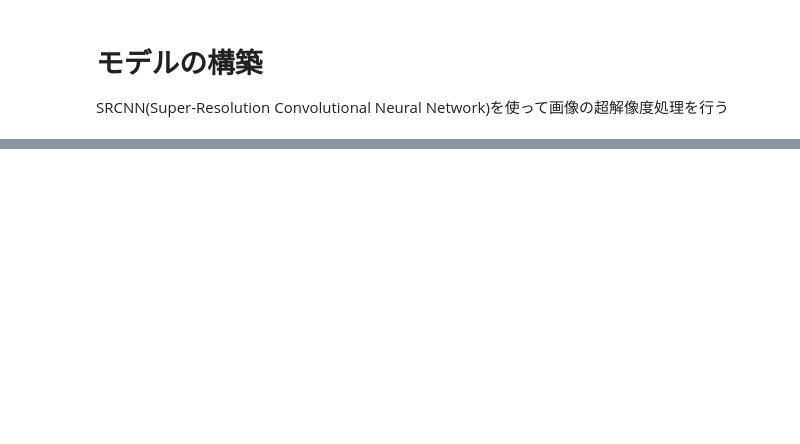
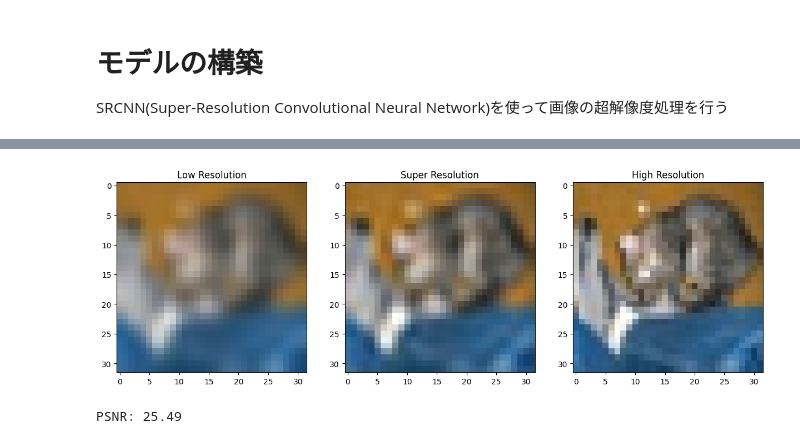
Before and after one commit to m10k1/ml-learn, a Jupyter notebook: ObjectDetection.ipynb, the cells around one changed output, grey strips where cells are left out. Cells and saved outputs as stored; diff of their text form; code cells hidden in the pictures; blank space fills up the shorter version.

```diff
--- a/ObjectDetection.ipynb
+++ b/ObjectDetection.ipynb
@@ -188,0 +201,26 @@ RuntimeError: The size of tensor a (16) must match the size of tensor b (32) at
+# %%
+import matplotlib.pyplot as plt
+
+# 画像を可視化
+def show_images(low_res, high_res, output):
+    fig, axs = plt.subplots(1, 3, figsize=(15, 5))
+    axs[0].imshow(low_res.permute(1, 2, 0).cpu().numpy())
+    axs[0].set_title("Low Resolution")
+    axs[1].imshow(output.permute(1, 2, 0).detach().cpu().numpy())
+    axs[1].set_title("Super Resolution")
+    axs[2].imshow(high_res.permute(1, 2, 0).cpu().numpy())
+    axs[2].set_title("High Resolution")
+    plt.show()
+
+# テスト
+model.eval()
+with torch.no_grad():
+    for images, _ in test_loader:
+        low_res, high_res = create_low_high_res_pairs(images, scale_factor)
+        low_res, high_res = torch.stack(low_res).to(device), high_res.to(device)
+        outputs = model(low_res)
+
+        # 最初の画像を可視化
+        show_images(low_res[0], high_res[0], outputs[0])
+        break
+# %% [output]
@@ -188,0 +228,9 @@ RuntimeError: The size of tensor a (16) must match the size of tensor b (32) at
+[figure, added]
+# %%
+from skimage.metrics import peak_signal_noise_ratio, structural_similarity
+
+# PSNRの計算
+psnr_value = peak_signal_noise_ratio(high_res[0].cpu().numpy(), outputs[0].detach().cpu().numpy())
+print(f"PSNR: {psnr_value:.2f}")
+# %% [output]
+PSNR: 25.49
```
Also changed, not shown: parts of 5 cells of this notebook.
